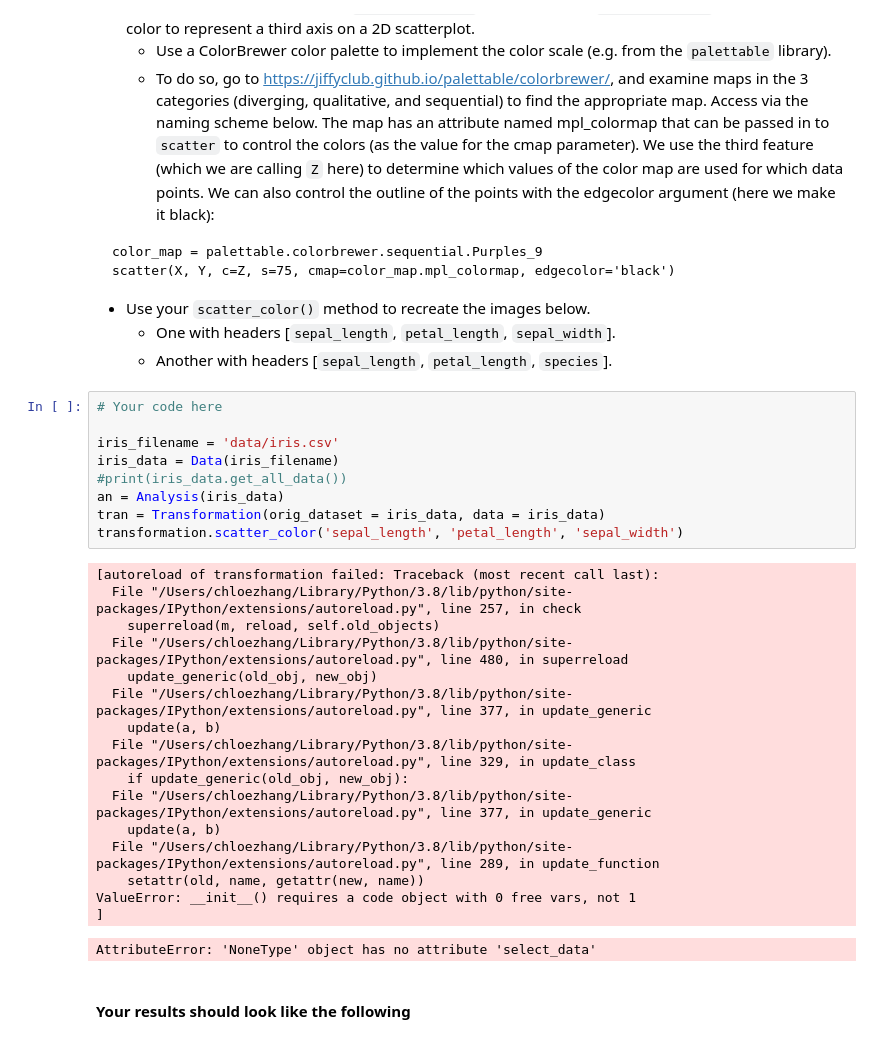
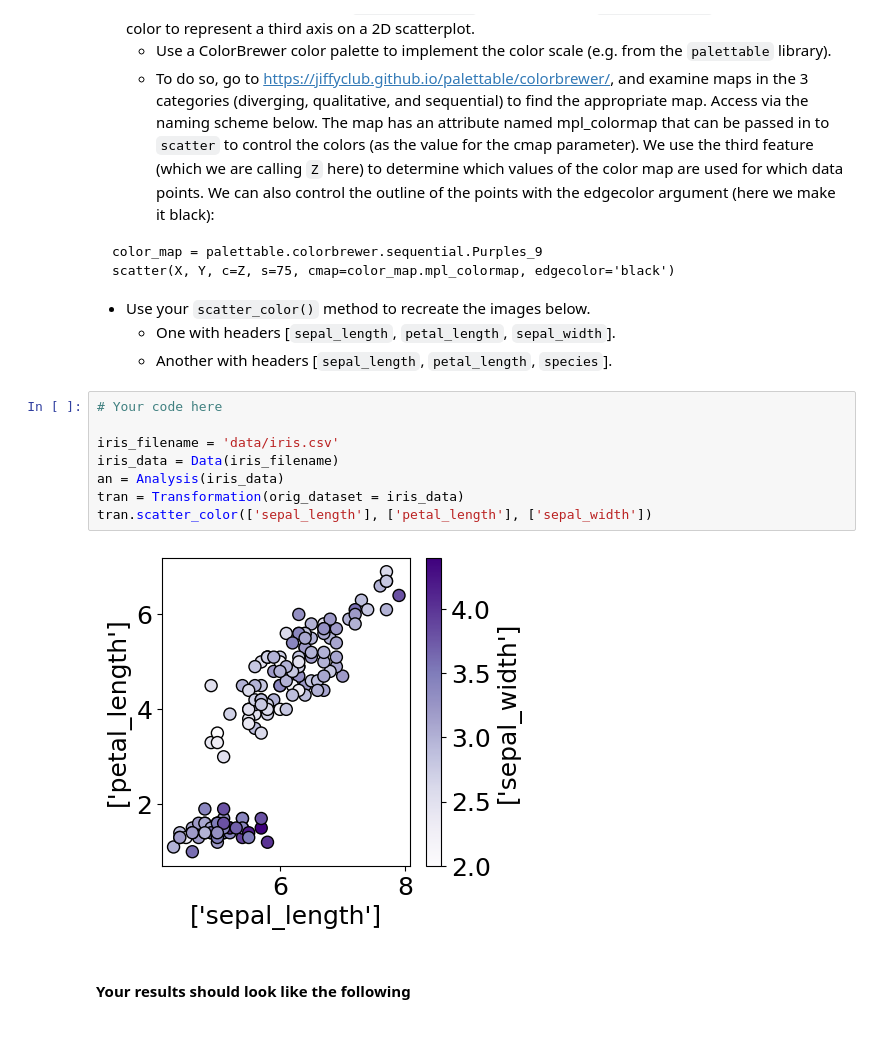
Before and after one commit to chloezhang714/CS252Projects, a Jupyter notebook: Project2CheckIn/transformations.ipynb, the cells around one changed output. Cells and saved outputs as stored; diff of their text form.

Commit message:
update transformation

```diff
--- a/Project2CheckIn/transformations.ipynb
+++ b/Project2CheckIn/transformations.ipynb
@@ -85,29 +82,13 @@ scatter(X, Y, c=Z, s=75, cmap=color_map.mpl_colormap, edgecolor='black')
 # %%
 # Your code here
 
 iris_filename = 'data/iris.csv'
 iris_data = Data(iris_filename)
-#print(iris_data.get_all_data())
 an = Analysis(iris_data)
-tran = Transformation(orig_dataset = iris_data, data = iris_data)
-transformation.scatter_color('sepal_length', 'petal_length', 'sepal_width')
+tran = Transformation(orig_dataset = iris_data)
+tran.scatter_color(['sepal_length'], ['petal_length'], ['sepal_width'])
 # %% [output]
-[autoreload of transformation failed: Traceback (most recent call last):
-  File "/Users/chloezhang/Library/Python/3.8/lib/python/site-packages/IPython/extensions/autoreload.py", line 257, in check
-    superreload(m, reload, self.old_objects)
-  File "/Users/chloezhang/Library/Python/3.8/lib/python/site-packages/IPython/extensions/autoreload.py", line 480, in superreload
-    update_generic(old_obj, new_obj)
-  File "/Users/chloezhang/Library/Python/3.8/lib/python/site-packages/IPython/extensions/autoreload.py", line 377, in update_generic
-    update(a, b)
-  File "/Users/chloezhang/Library/Python/3.8/lib/python/site-packages/IPython/extensions/autoreload.py", line 329, in update_class
-    if update_generic(old_obj, new_obj):
-  File "/Users/chloezhang/Library/Python/3.8/lib/python/site-packages/IPython/extensions/autoreload.py", line 377, in update_generic
-    update(a, b)
-  File "/Users/chloezhang/Library/Python/3.8/lib/python/site-packages/IPython/extensions/autoreload.py", line 289, in update_function
-    setattr(old, name, getattr(new, name))
-ValueError: __init__() requires a code object with 0 free vars, not 1
-]
-AttributeError: 'NoneType' object has no attribute 'select_data'
+[figure, added]
 # %% [markdown]
 #### Your results should look like the following
 
```
Also changed, not shown: parts of 25 cells of this notebook, 5 other files.
